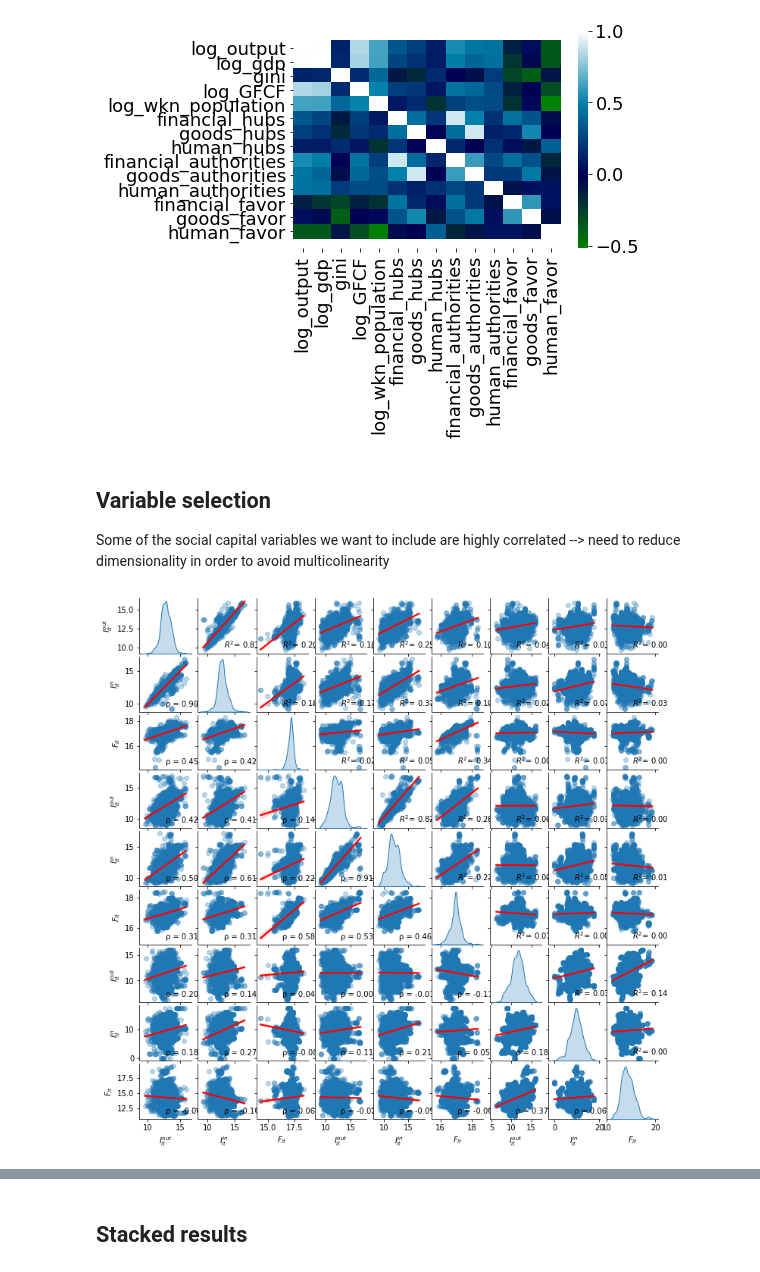
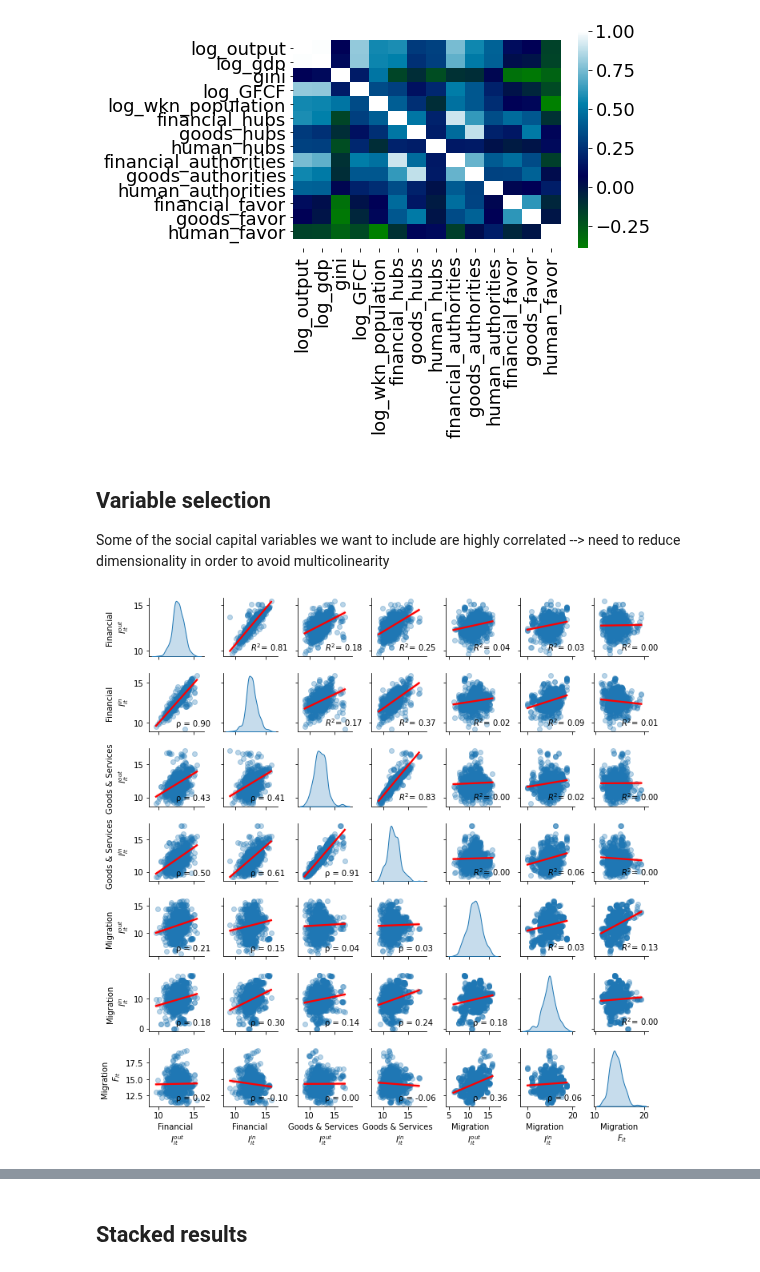
Before and after one commit to jaimeoliver1/social_capital_in_trade_networks, a Jupyter notebook: notebooks/01_01_linear_models_social_capital.ipynb, the cells around one changed output, grey strips where cells are left out. Saved outputs shown, nothing was run; the diff lists cells and outputs as text; code cells hidden in the pictures.

```diff
--- a/notebooks/01_01_linear_models_social_capital.ipynb
+++ b/notebooks/01_01_linear_models_social_capital.ipynb
@@ -35,18 +34,12 @@ centralities = ['hubs', 'authorities','pagerank', 'gfi', 'bridging', 'favor']
 centralities = ['hubs', 'authorities', 'favor']
 networks = ['financial', 'goods', 'human']
 
-for c in [f'{n}_{c}' for c in centralities for n in networks]:
+df_model = df_model[~df_model.country.isin(['ETH', 'BLR', 'ZWE', 'MDA', 'GUY', 'VNM', 'MAC', 'PSE'])]
+
+df_model.dropna(subset=['log_GFCF'], inplace=True)
+
+df_model.eval('productivity = gdp*10**6/(wkn_population**0.3*GFCF**0.7)', inplace=True)
+for c in [f'{n}_{c}' for c in centralities for n in networks] + ['productivity']:
     df_model[c] = df_model[c].map(lambda x: np.log1p(x*1.e8))
 
-df_model = df_model[~df_model.country.isin(['MNE', 'SRB', 'STP', 'PRK'])]
+#df_model = df_model[df_model.wkn_population>1.e6]
-# %%
-data_path = os.path.join(output_filepath, 'panel_data.parquet')
-df_model = pd.read_parquet(data_path)
-
-df_model = df_model[df_model.year.between(1995, 2016)]
-
-df_model.dropna(subset = ['log_GFCF'], inplace=True)
-#df_model = df_model[df_model.wkn_population>1.e6]
-# %%
-for c in [f'{n}_{c}' for c in centralities for n in networks]:
-    df_model[c] = df_model[c].map(lambda x: np.log1p(x*1.e8))
@@ -89,7 +87,7 @@ t -= 0.7 # Subtract 0.5 from the top
 plt.ylim(b, t) # update the ylim(bottom, top) values
 plt.show() # ta-da!
 # %% [output]
-[figure, old version]
+[figure, new version]
 # %% [markdown]
 ## Variable selection
 Some of the social capital variables we want to include are highly correlated --> need to reduce dimensionality in order to avoid multicolinearity
@@ -120,31 +116,35 @@ def r2func(x,y, ax=None, **kws):
     # Unicode for lowercase rho (ρ)
     ax.annotate(f'$R^2$= {r2:.2f}', xy=(.5, .1), xycoords=ax.transAxes)
 # %%
-corr_cols = [f'{n}_{c}'for n in networks for c in centralities ]
-
 plt.rcParams.update({'font.size': 10})
 
-g = sns.pairplot(df_model[corr_cols], kind='reg', diag_kind = 'kde', plot_kws={'scatter_kws': {'alpha': 0.3}, 'line_kws':{'color':'red'}})
+g = sns.pairplot(df_model[reduced_terms_list].sample(1000),
+                 kind='reg',
+                 diag_kind = 'kde',
+                 plot_kws={'scatter_kws': {'alpha': 0.3},
+                 'line_kws':{'color':'red'}})
 g.fig.set_size_inches(10,10)
 
+g.map_upper(r2func)
 plt.rcParams.update({'font.size': 10})
 g.map_lower(corrfunc)
-g.map_upper(r2func)
 
-names = dict(zip(corr_cols, ['$I_{it}^{out}$', '$I_{it}^{in}$', '$F_{it}$']*3 ))
+names = ['Financial \n $I_{it}^{out}$', 'Financial \n $I_{it}^{in}$'] + ['Goods & Services \n $I_{it}^{out}$', 'Goods & Services \n $I_{it}^{in}$'] + ['Migration  \n $I_{it}^{out}$', 'Migration  \n $I_{it}^{in}$', 'Migration  \n $F_{it}$']
+names_dict = dict(zip(reduced_terms_list, names))
 
-plt.rcParams.update({'font.size': 12})
-for i in range(len(corr_cols)):
-    for j in range(len(corr_cols)):
+plt.rcParams.update({'font.size': 16})
+for i in range(len(reduced_terms_list)):
+    for j in range(len(reduced_terms_list)):
         xlabel = g.axes[i][j].get_xlabel()
         ylabel = g.axes[i][j].get_ylabel()
-        if xlabel in names.keys():
-            g.axes[i][j].set_xlabel(names[xlabel])
-        if ylabel in names.keys():
-            g.axes[i][j].set_ylabel(names[ylabel])
+        if xlabel in names_dict.keys():
+            g.axes[i][j].set_xlabel(names_dict[xlabel])
+        if ylabel in names_dict.keys():
+            g.axes[i][j].set_ylabel(names_dict[ylabel])
 
+plt.tight_layout()
 save_to = os.path.join(Path(os.getcwd()).parent.resolve(), 'reports', 'figures', f'social_capital_multicolinearity.png')
 plt.savefig(save_to)
 plt.show()
 # %% [output]
-[figure, old version]
+[figure, new version]
```
Also changed, not shown: parts of 21 cells of this notebook, 12 other files.
